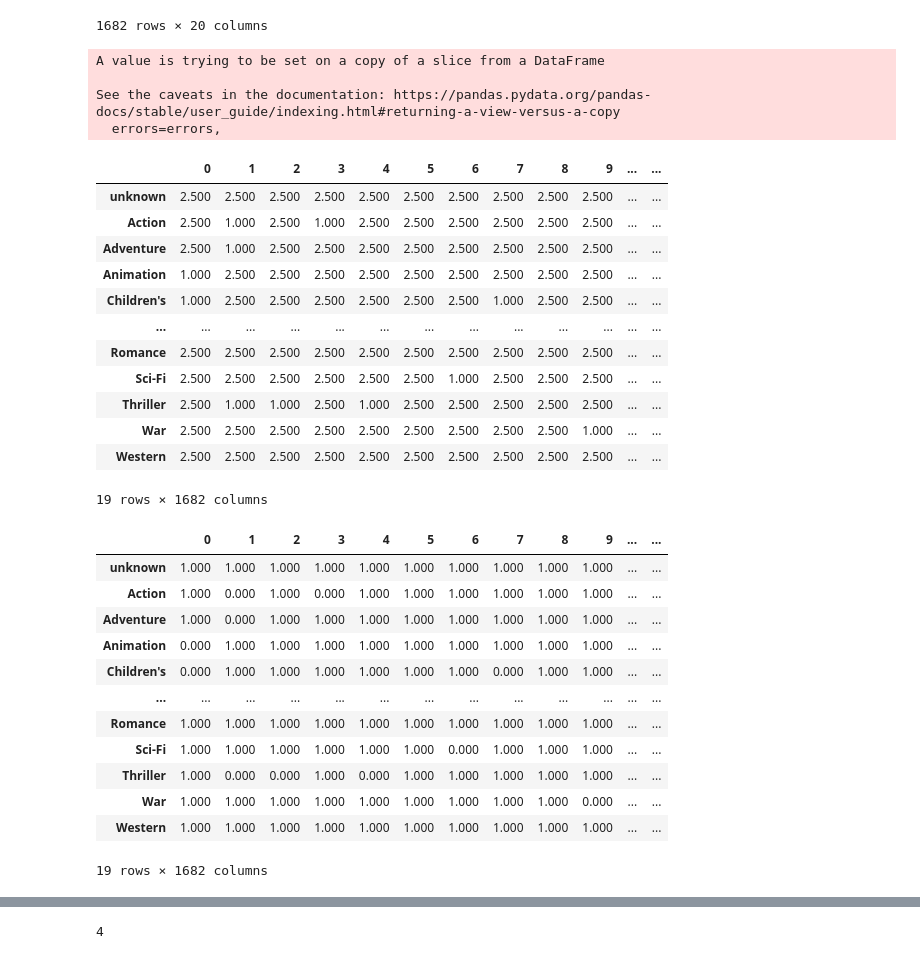
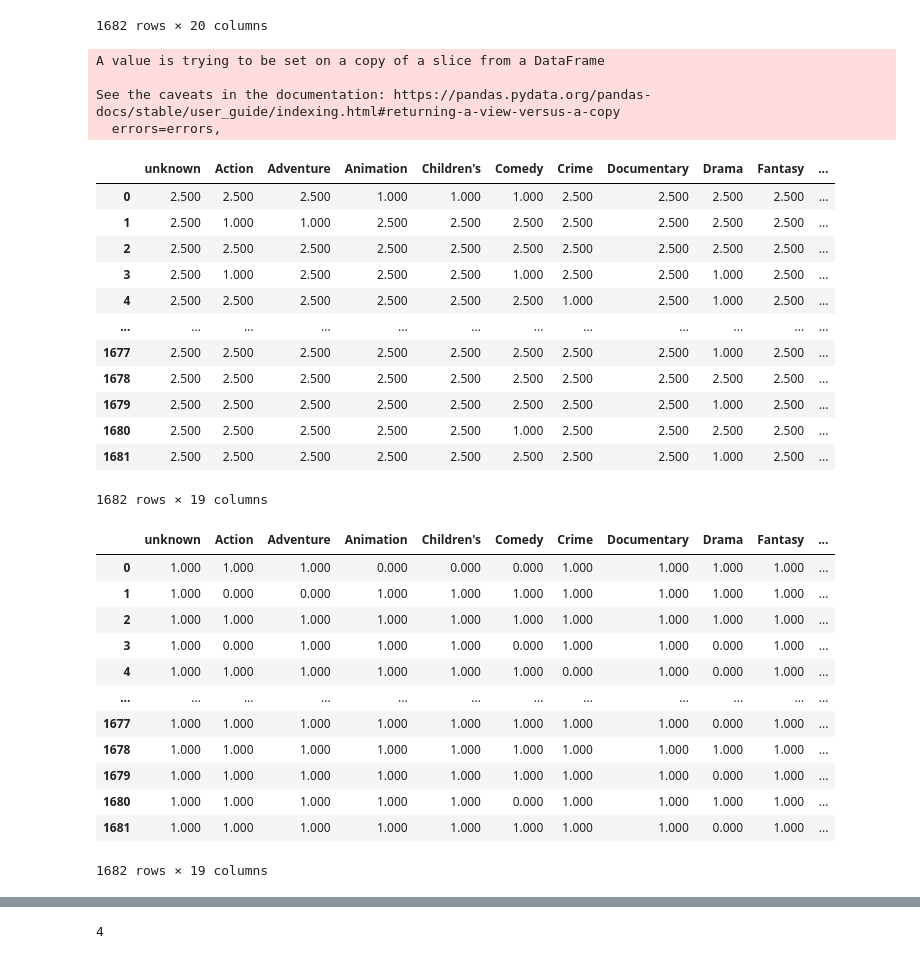
Before and after one commit to senzelden/movie_recommender, a Jupyter notebook: scripts/Data_exploration_100k_alvaro.ipynb, the cells around one changed output, grey strips where cells are left out. Saved outputs shown, nothing was run; the diff lists cells and outputs as text; code cells hidden in the pictures.

```diff
--- a/scripts/Data_exploration_100k_alvaro.ipynb
+++ b/scripts/Data_exploration_100k_alvaro.ipynb
@@ -283,24 +283,22 @@ filtered_values
 # %%
 filtered_values.drop('movie_id', axis =1, inplace=True)
 filtered_values = filtered_values.replace(0, 2.5)
-
-filtered_values_T = filtered_values.transpose()
-filtered_values_T
+filtered_values
 # %% [output]
 A value is trying to be set on a copy of a slice from a DataFrame
 
 See the caveats in the documentation: https://pandas.pydata.org/pandas-docs/stable/user_guide/indexing.html#returning-a-view-versus-a-copy
   errors=errors,
-|  | 0 | 1 | 2 | 3 | 4 | 5 | 6 | 7 | 8 | 9 | ... | ... |
-| unknown | 2.500 | 2.500 | 2.500 | 2.500 | 2.500 | 2.500 | 2.500 | 2.500 | 2.500 | 2.500 | ... | ... |
-| Action | 2.500 | 1.000 | 2.500 | 1.000 | 2.500 | 2.500 | 2.500 | 2.500 | 2.500 | 2.500 | ... | ... |
-| Adventure | 2.500 | 1.000 | 2.500 | 2.500 | 2.500 | 2.500 | 2.500 | 2.500 | 2.500 | 2.500 | ... | ... |
-| Animation | 1.000 | 2.500 | 2.500 | 2.500 | 2.500 | 2.500 | 2.500 | 2.500 | 2.500 | 2.500 | ... | ... |
-| Children's | 1.000 | 2.500 | 2.500 | 2.500 | 2.500 | 2.500 | 2.500 | 1.000 | 2.500 | 2.500 | ... | ... |
-| ... | ... | ... | ... | ... | ... | ... | ... | ... | ... | ... | ... | ... |
-| Romance | 2.500 | 2.500 | 2.500 | 2.500 | 2.500 | 2.500 | 2.500 | 2.500 | 2.500 | 2.500 | ... | ... |
-| Sci-Fi | 2.500 | 2.500 | 2.500 | 2.500 | 2.500 | 2.500 | 1.000 | 2.500 | 2.500 | 2.500 | ... | ... |
-| Thriller | 2.500 | 1.000 | 1.000 | 2.500 | 1.000 | 2.500 | 2.500 | 2.500 | 2.500 | 2.500 | ... | ... |
-| War | 2.500 | 2.500 | 2.500 | 2.500 | 2.500 | 2.500 | 2.500 | 2.500 | 2.500 | 1.000 | ... | ... |
-| Western | 2.500 | 2.500 | 2.500 | 2.500 | 2.500 | 2.500 | 2.500 | 2.500 | 2.500 | 2.500 | ... | ... |
+|  | unknown | Action | Adventure | Animation | Children's | Comedy | Crime | Documentary | Drama | Fantasy | ... |
+| 0 | 2.500 | 2.500 | 2.500 | 1.000 | 1.000 | 1.000 | 2.500 | 2.500 | 2.500 | 2.500 | ... |
+| 1 | 2.500 | 1.000 | 1.000 | 2.500 | 2.500 | 2.500 | 2.500 | 2.500 | 2.500 | 2.500 | ... |
+| 2 | 2.500 | 2.500 | 2.500 | 2.500 | 2.500 | 2.500 | 2.500 | 2.500 | 2.500 | 2.500 | ... |
+| 3 | 2.500 | 1.000 | 2.500 | 2.500 | 2.500 | 1.000 | 2.500 | 2.500 | 1.000 | 2.500 | ... |
+| 4 | 2.500 | 2.500 | 2.500 | 2.500 | 2.500 | 2.500 | 1.000 | 2.500 | 1.000 | 2.500 | ... |
+| ... | ... | ... | ... | ... | ... | ... | ... | ... | ... | ... | ... |
+| 1677 | 2.500 | 2.500 | 2.500 | 2.500 | 2.500 | 2.500 | 2.500 | 2.500 | 1.000 | 2.500 | ... |
+| 1678 | 2.500 | 2.500 | 2.500 | 2.500 | 2.500 | 2.500 | 2.500 | 2.500 | 2.500 | 2.500 | ... |
+| 1679 | 2.500 | 2.500 | 2.500 | 2.500 | 2.500 | 2.500 | 2.500 | 2.500 | 1.000 | 2.500 | ... |
+| 1680 | 2.500 | 2.500 | 2.500 | 2.500 | 2.500 | 1.000 | 2.500 | 2.500 | 2.500 | 2.500 | ... |
+| 1681 | 2.500 | 2.500 | 2.500 | 2.500 | 2.500 | 2.500 | 2.500 | 2.500 | 1.000 | 2.500 | ... |
-19 rows × 1682 columns
+1682 rows × 19 columns
@@ -312,22 +305,22 @@ See the caveats in the documentation: https://pandas.pydata.org/pandas-docs/stab
 # %%
 # Normalize the data
 
-filtered_norm = (filtered_values_T - filtered_values_T.min()) /  (filtered_values_T.max() - filtered_values_T.min())
+filtered_norm = (filtered_values - filtered_values.min()) /  (filtered_values.max() - filtered_values.min())
 filtered_norm
 # %% [output]
-|  | 0 | 1 | 2 | 3 | 4 | 5 | 6 | 7 | 8 | 9 | ... | ... |
-| unknown | 1.000 | 1.000 | 1.000 | 1.000 | 1.000 | 1.000 | 1.000 | 1.000 | 1.000 | 1.000 | ... | ... |
-| Action | 1.000 | 0.000 | 1.000 | 0.000 | 1.000 | 1.000 | 1.000 | 1.000 | 1.000 | 1.000 | ... | ... |
-| Adventure | 1.000 | 0.000 | 1.000 | 1.000 | 1.000 | 1.000 | 1.000 | 1.000 | 1.000 | 1.000 | ... | ... |
-| Animation | 0.000 | 1.000 | 1.000 | 1.000 | 1.000 | 1.000 | 1.000 | 1.000 | 1.000 | 1.000 | ... | ... |
-| Children's | 0.000 | 1.000 | 1.000 | 1.000 | 1.000 | 1.000 | 1.000 | 0.000 | 1.000 | 1.000 | ... | ... |
-| ... | ... | ... | ... | ... | ... | ... | ... | ... | ... | ... | ... | ... |
-| Romance | 1.000 | 1.000 | 1.000 | 1.000 | 1.000 | 1.000 | 1.000 | 1.000 | 1.000 | 1.000 | ... | ... |
-| Sci-Fi | 1.000 | 1.000 | 1.000 | 1.000 | 1.000 | 1.000 | 0.000 | 1.000 | 1.000 | 1.000 | ... | ... |
-| Thriller | 1.000 | 0.000 | 0.000 | 1.000 | 0.000 | 1.000 | 1.000 | 1.000 | 1.000 | 1.000 | ... | ... |
-| War | 1.000 | 1.000 | 1.000 | 1.000 | 1.000 | 1.000 | 1.000 | 1.000 | 1.000 | 0.000 | ... | ... |
-| Western | 1.000 | 1.000 | 1.000 | 1.000 | 1.000 | 1.000 | 1.000 | 1.000 | 1.000 | 1.000 | ... | ... |
+|  | unknown | Action | Adventure | Animation | Children's | Comedy | Crime | Documentary | Drama | Fantasy | ... |
+| 0 | 1.000 | 1.000 | 1.000 | 0.000 | 0.000 | 0.000 | 1.000 | 1.000 | 1.000 | 1.000 | ... |
+| 1 | 1.000 | 0.000 | 0.000 | 1.000 | 1.000 | 1.000 | 1.000 | 1.000 | 1.000 | 1.000 | ... |
+| 2 | 1.000 | 1.000 | 1.000 | 1.000 | 1.000 | 1.000 | 1.000 | 1.000 | 1.000 | 1.000 | ... |
+| 3 | 1.000 | 0.000 | 1.000 | 1.000 | 1.000 | 0.000 | 1.000 | 1.000 | 0.000 | 1.000 | ... |
+| 4 | 1.000 | 1.000 | 1.000 | 1.000 | 1.000 | 1.000 | 0.000 | 1.000 | 0.000 | 1.000 | ... |
+| ... | ... | ... | ... | ... | ... | ... | ... | ... | ... | ... | ... |
+| 1677 | 1.000 | 1.000 | 1.000 | 1.000 | 1.000 | 1.000 | 1.000 | 1.000 | 0.000 | 1.000 | ... |
+| 1678 | 1.000 | 1.000 | 1.000 | 1.000 | 1.000 | 1.000 | 1.000 | 1.000 | 1.000 | 1.000 | ... |
+| 1679 | 1.000 | 1.000 | 1.000 | 1.000 | 1.000 | 1.000 | 1.000 | 1.000 | 0.000 | 1.000 | ... |
+| 1680 | 1.000 | 1.000 | 1.000 | 1.000 | 1.000 | 0.000 | 1.000 | 1.000 | 1.000 | 1.000 | ... |
+| 1681 | 1.000 | 1.000 | 1.000 | 1.000 | 1.000 | 1.000 | 1.000 | 1.000 | 0.000 | 1.000 | ... |
-19 rows × 1682 columns
+1682 rows × 19 columns
 # %%
 y = filtered_norm.index
 pca = PCA(n_components=4)
```
Also changed, not shown: parts of 9 cells of this notebook.
